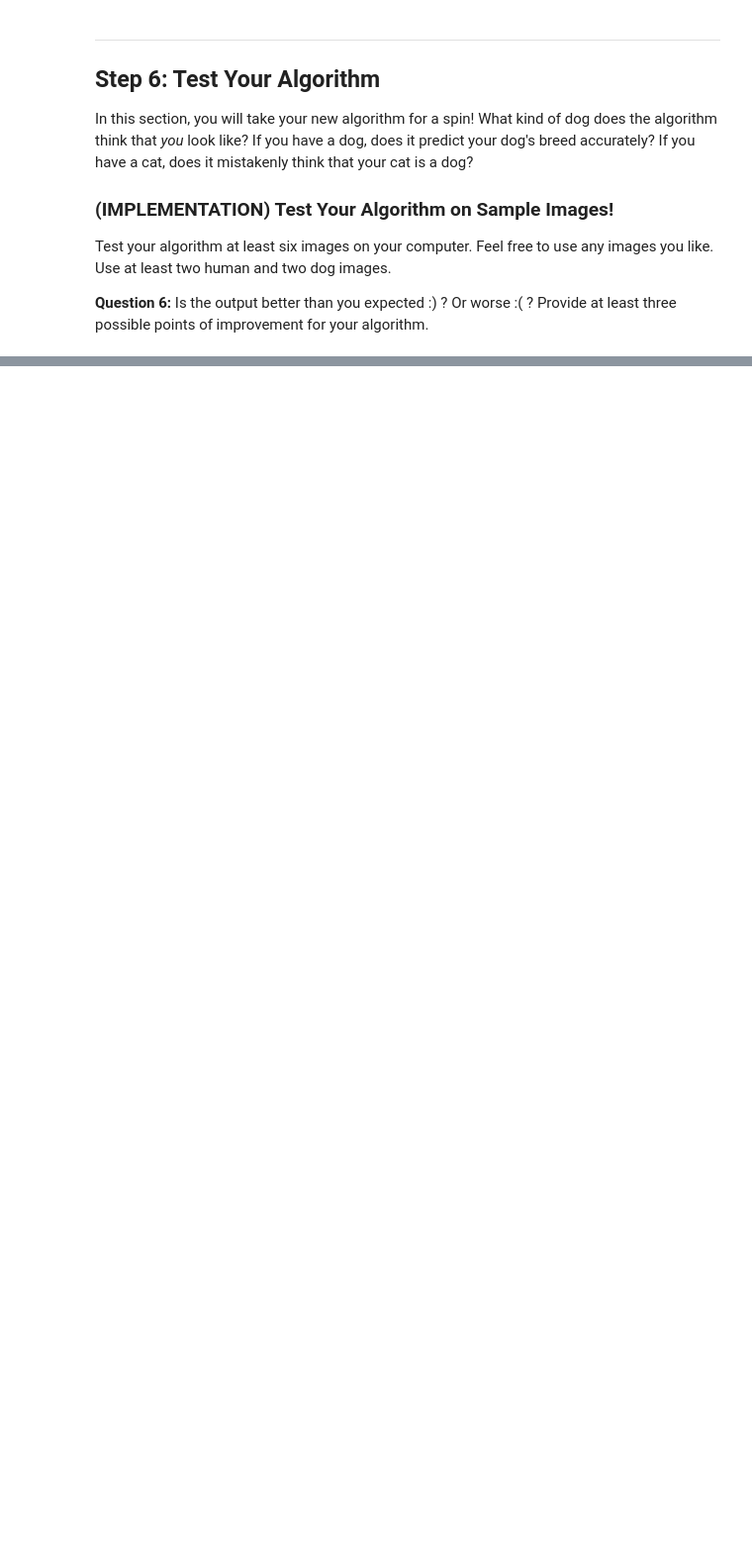
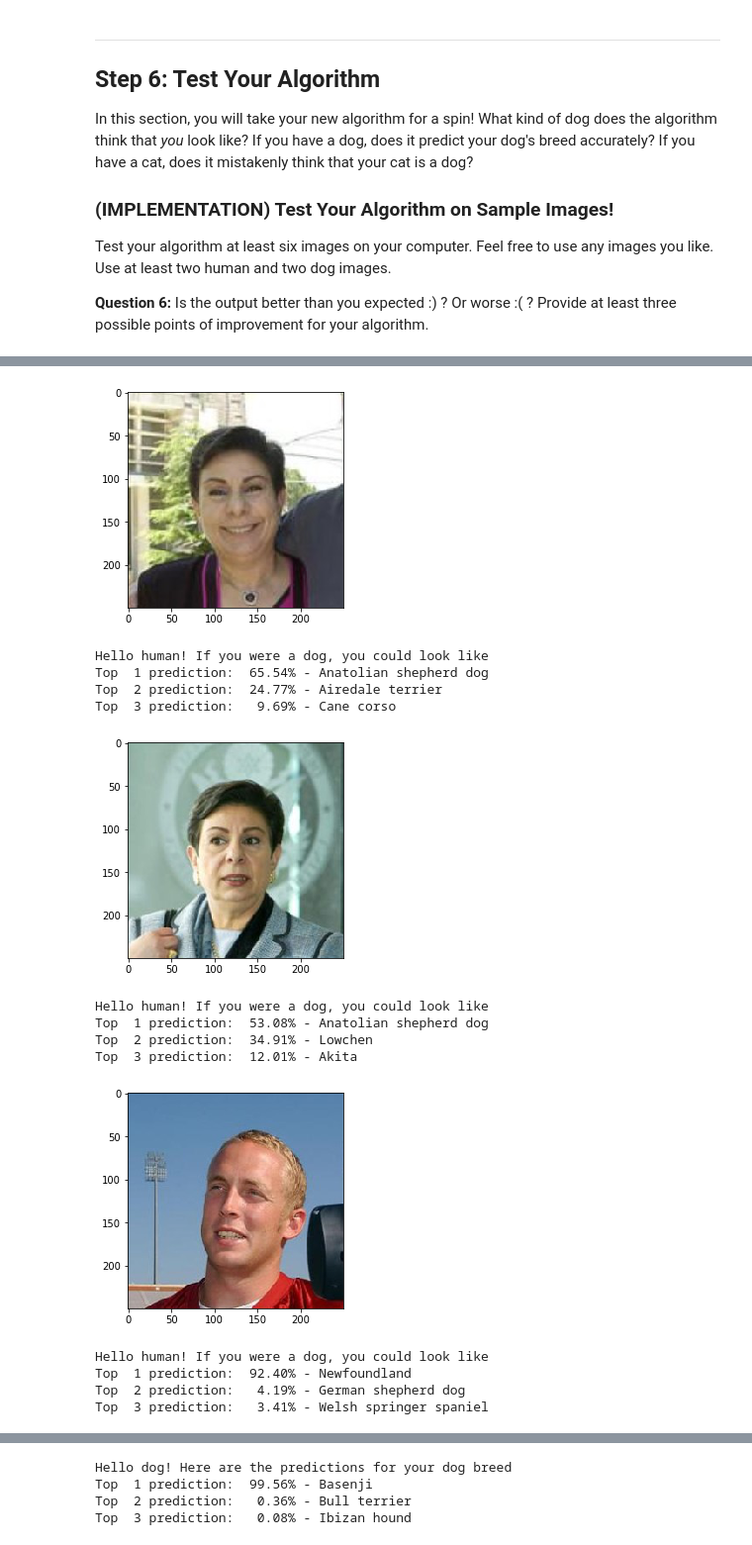
Before and after one commit to BayTown/UD-MLND-Dog-Breed-Classifier, a Jupyter notebook: dog_app.ipynb, the cells around one changed output, grey strips where cells are left out. Shown at 99% size. Cells and saved outputs as stored; diff of their text form; code cells hidden in the pictures; blank space fills up the shorter version.

```diff
--- a/dog_app.ipynb
+++ b/dog_app.ipynb
@@ -1028,8 +1088,23 @@ __Answer:__ (Three possible points for improvement)
 # %%
-## TODO: Execute your algorithm from Step 6 on
-## at least 6 images on your computer.
-## Feel free to use as many code cells as needed.
+model = model_transfer
 
 ## suggested code, below
 for file in np.hstack((human_files[:3], dog_files[:3])):
-    run_app(file)
+    run_app(file, model, topk=3)
+    print('\n')
+# %% [output]
+[figure, added]
+Hello human! If you were a dog, you could look like
+Top  1 prediction:  65.54% - Anatolian shepherd dog
+Top  2 prediction:  24.77% - Airedale terrier
+Top  3 prediction:   9.69% - Cane corso
+[figure, added]
+Hello human! If you were a dog, you could look like
+Top  1 prediction:  53.08% - Anatolian shepherd dog
+Top  2 prediction:  34.91% - Lowchen
+Top  3 prediction:  12.01% - Akita
+[figure, added]
+Hello human! If you were a dog, you could look like
+Top  1 prediction:  92.40% - Newfoundland
+Top  2 prediction:   4.19% - German shepherd dog
+Top  3 prediction:   3.41% - Welsh springer spaniel
@@ -1035,0 +1112,4 @@ for file in np.hstack((human_files[:3], dog_files[:3])):
+Hello dog! Here are the predictions for your dog breed
+Top  1 prediction:  99.56% - Basenji
+Top  2 prediction:   0.36% - Bull terrier
+Top  3 prediction:   0.08% - Ibizan hound
```
Also changed, not shown: parts of 13 cells of this notebook, 3 other files.
